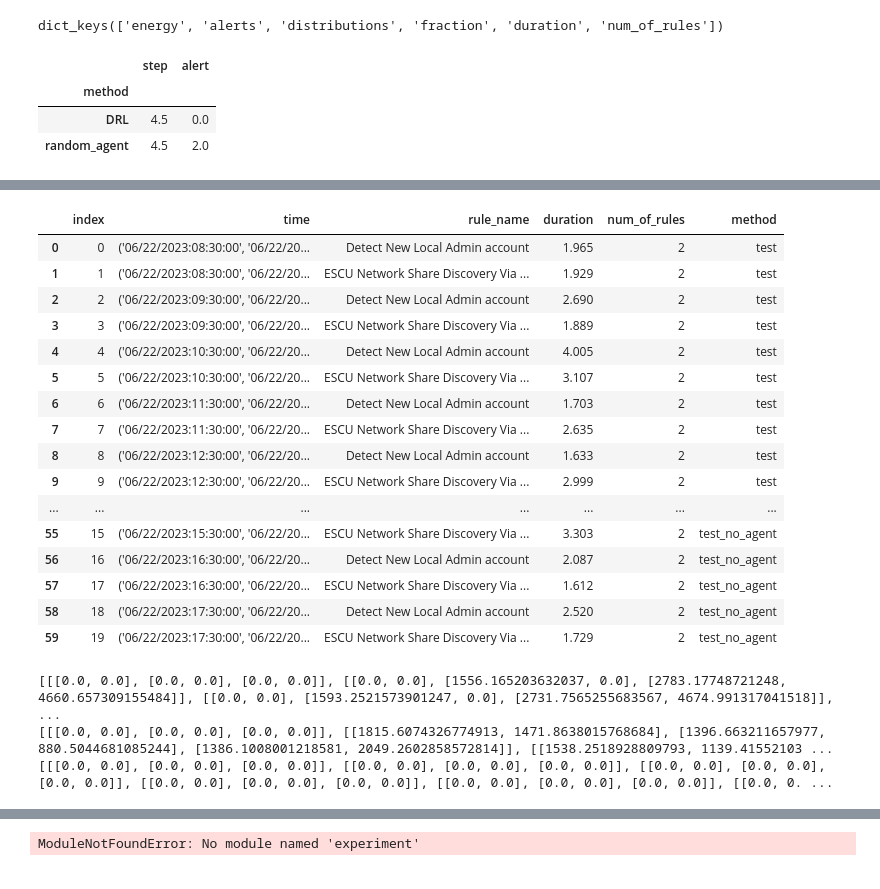
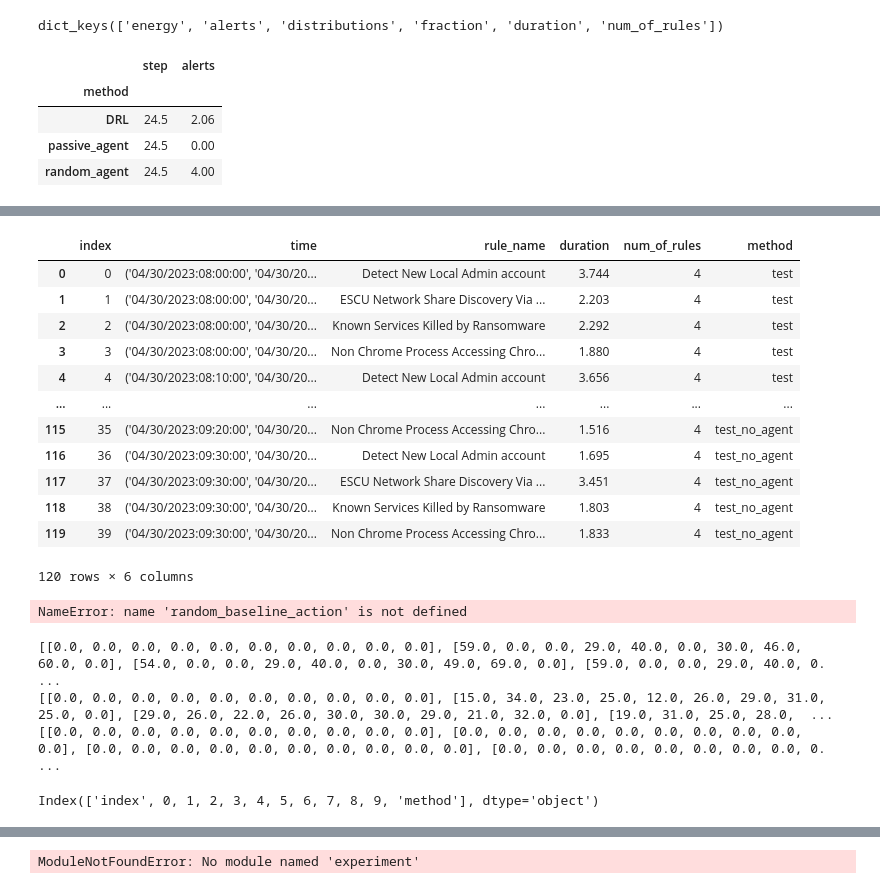
Before and after one commit to sapirani/GreenSecurityMeasurementAndOptimizationFramework, a Jupyter notebook: SplunkResearch/src/result_analysis.ipynb, the cells around one changed output, grey strips where cells are left out. Saved outputs shown, nothing was run; the diff lists cells and outputs as text; code cells hidden in the pictures.

Commit message:
working framework with total distribution

```diff
--- a/SplunkResearch/src/result_analysis.ipynb
+++ b/SplunkResearch/src/result_analysis.ipynb
@@ -23,20 +23,3 @@ from experiment_manager import ExperimentManager
 log_types_str = [f"{logtype[0].lower()}_{logtype[1]}" for logtype in logtypes]
 # alt.renderers.enable('altair_saver', fmts=['png'])
 num_of_logtypes = 2
-# %%
-import sys
-import os
-import json
-import numpy as np
-sys.path.insert(1, '/home/shouei/GreenSecurity-FirstExperiment/SplunkResearch')
-from experiment_manager import ExperimentManager
-from experiment import Experiment
-expeirment_dir = r"/home/shouei/GreenSecurity-FirstExperiment/SplunkResearch/experiments/exp_20240305_114600/"
-os.makedirs(expeirment_dir,exist_ok=True)
-log_file = f'{expeirment_dir}/log_train.txt'
-experiment_manager = ExperimentManager()
-logger = experiment_manager.setup_logging(log_file)
-exp = Experiment(experiment_manager,logger)
-with open(f'./config.json', 'r') as fp:
-    parameters = json.load(fp)
-parameters['measure_energy'] = False
@@ -448,17 +270,20 @@ distribution_df = distribution_df.melt(value_name='distribution', var_name='meth
 # %%
 alert_df_model = dict_to_df_alert(model_values)
 alert_df_model.rename(columns={0: 'DRL'}, inplace=True)
 alert_df_random_agent = dict_to_df_alert(test_random_agent)
 alert_df_random_agent.rename(columns={0: 'random_agent'}, inplace=True)
-alert_df = pd.concat([alert_df_model, alert_df_random_agent], axis=1).reset_index()
+alert_df_passive_agent = dict_to_df_alert(test_passive_agent)
+alert_df_passive_agent.rename(columns={0: 'passive_agent'}, inplace=True)
+alert_df = pd.concat([alert_df_model, alert_df_random_agent, alert_df_passive_agent], axis=1).reset_index()
 alert_df.rename(columns={'index': 'step'}, inplace=True)
-alert_df = alert_df.melt(value_name='alert', var_name='method', id_vars='step')
+alert_df = alert_df.melt(value_name='alerts', var_name='method', id_vars='step')
 alert_df.groupby('method').mean()
 # %% [output]
-|  | step | alert |
+|  | step | alerts |
 | method |  |  |
-| DRL | 4.5 | 0.0 |
-| random_agent | 4.5 | 2.0 |
+| DRL | 24.5 | 2.06 |
+| passive_agent | 24.5 | 0.00 |
+| random_agent | 24.5 | 4.00 |
 # %%
 alt.Chart(alert_df).mark_bar().encode(
     x='method',
@@ -591,22 +416,22 @@ time_rules_energy_df = pd.concat([test_time_rules_energy_df, random_baseline_tim
 time_rules_energy_df
 # %% [output]
 |  | index | time | rule_name | duration | num_of_rules | method |
-| 0 | 0 | ('06/22/2023:08:30:00', '06/22/20... | Detect New Local Admin account | 1.965 | 2 | test |
-| 1 | 1 | ('06/22/2023:08:30:00', '06/22/20... | ESCU Network Share Discovery Via ... | 1.929 | 2 | test |
-| 2 | 2 | ('06/22/2023:09:30:00', '06/22/20... | Detect New Local Admin account | 2.690 | 2 | test |
-| 3 | 3 | ('06/22/2023:09:30:00', '06/22/20... | ESCU Network Share Discovery Via ... | 1.889 | 2 | test |
-| 4 | 4 | ('06/22/2023:10:30:00', '06/22/20... | Detect New Local Admin account | 4.005 | 2 | test |
-| 5 | 5 | ('06/22/2023:10:30:00', '06/22/20... | ESCU Network Share Discovery Via ... | 3.107 | 2 | test |
-| 6 | 6 | ('06/22/2023:11:30:00', '06/22/20... | Detect New Local Admin account | 1.703 | 2 | test |
-| 7 | 7 | ('06/22/2023:11:30:00', '06/22/20... | ESCU Network Share Discovery Via ... | 2.635 | 2 | test |
-| 8 | 8 | ('06/22/2023:12:30:00', '06/22/20... | Detect New Local Admin account | 1.633 | 2 | test |
-| 9 | 9 | ('06/22/2023:12:30:00', '06/22/20... | ESCU Network Share Discovery Via ... | 2.999 | 2 | test |
+| 0 | 0 | ('04/30/2023:08:00:00', '04/30/20... | Detect New Local Admin account | 3.744 | 4 | test |
+| 1 | 1 | ('04/30/2023:08:00:00', '04/30/20... | ESCU Network Share Discovery Via ... | 2.203 | 4 | test |
+| 2 | 2 | ('04/30/2023:08:00:00', '04/30/20... | Known Services Killed by Ransomware | 2.292 | 4 | test |
+| 3 | 3 | ('04/30/2023:08:00:00', '04/30/20... | Non Chrome Process Accessing Chro... | 1.880 | 4 | test |
+| 4 | 4 | ('04/30/2023:08:10:00', '04/30/20... | Detect New Local Admin account | 3.656 | 4 | test |
 | ... | ... | ... | ... | ... | ... | ... |
-| 55 | 15 | ('06/22/2023:15:30:00', '06/22/20... | ESCU Network Share Discovery Via ... | 3.303 | 2 | test_no_agent |
-| 56 | 16 | ('06/22/2023:16:30:00', '06/22/20... | Detect New Local Admin account | 2.087 | 2 | test_no_agent |
-| 57 | 17 | ('06/22/2023:16:30:00', '06/22/20... | ESCU Network Share Discovery Via ... | 1.612 | 2 | test_no_agent |
-| 58 | 18 | ('06/22/2023:17:30:00', '06/22/20... | Detect New Local Admin account | 2.520 | 2 | test_no_agent |
-| 59 | 19 | ('06/22/2023:17:30:00', '06/22/20... | ESCU Network Share Discovery Via ... | 1.729 | 2 | test_no_agent |
+| 115 | 35 | ('04/30/2023:09:20:00', '04/30/20... | Non Chrome Process Accessing Chro... | 1.516 | 4 | test_no_agent |
+| 116 | 36 | ('04/30/2023:09:30:00', '04/30/20... | Detect New Local Admin account | 1.695 | 4 | test_no_agent |
+| 117 | 37 | ('04/30/2023:09:30:00', '04/30/20... | ESCU Network Share Discovery Via ... | 3.451 | 4 | test_no_agent |
+| 118 | 38 | ('04/30/2023:09:30:00', '04/30/20... | Known Services Killed by Ransomware | 1.803 | 4 | test_no_agent |
+| 119 | 39 | ('04/30/2023:09:30:00', '04/30/20... | Non Chrome Process Accessing Chro... | 1.833 | 4 | test_no_agent |
+120 rows × 6 columns
+# %%
+random_baseline_action
+# %% [output]
+NameError: name 'random_baseline_action' is not defined
 # %%
 # concat the dataframes into one dataframe with one column for the energy and one column for the method
 # test['method'] = 'DRL'
@@ -621,7 +446,7 @@ def get_time_action_df(mode, file_name):
     with open(f'{expirment_dir}/{mode}/{file_name}_{mode}.json') as f:
         time_rules_energy_dict_test = json.load(f)
         print(time_rules_energy_dict_test)
-    df = pd.DataFrame(time_rules_energy_dict_test, columns=relevant_logtypes+['wineventlog:security_4624'])
+    df = pd.DataFrame(time_rules_energy_dict_test)#, columns=relevant_logtypes+['wineventlog:security_4624'])
     df['method'] = mode
     return df
 # test_action = get_time_action_df("test", 'action_dict_test')
@@ -630,6 +455,10 @@ random_baseline_action = get_time_action_df("test_random_agent", 'action_dict')
 passive_baseline_action = get_time_action_df("test_no_agent", 'action_dict')
 time_action_df = pd.concat([test_action, random_baseline_action, passive_baseline_action]).reset_index()
 # %% [output]
-[[[0.0, 0.0], [0.0, 0.0], [0.0, 0.0]], [[0.0, 0.0], [1556.165203632037, 0.0], [2783.17748721248, 4660.657309155484]], [[0.0, 0.0], [1593.2521573901247, 0.0], [2731.7565255683567, 4674.991317041518]],  ...
-[[[0.0, 0.0], [0.0, 0.0], [0.0, 0.0]], [[1815.6074326774913, 1471.8638015768684], [1396.663211657977, 880.5044681085244], [1386.1008001218581, 2049.2602858572814]], [[1538.2518928809793, 1139.41552103 ...
-[[[0.0, 0.0], [0.0, 0.0], [0.0, 0.0]], [[0.0, 0.0], [0.0, 0.0], [0.0, 0.0]], [[0.0, 0.0], [0.0, 0.0], [0.0, 0.0]], [[0.0, 0.0], [0.0, 0.0], [0.0, 0.0]], [[0.0, 0.0], [0.0, 0.0], [0.0, 0.0]], [[0.0, 0. ...
+[[0.0, 0.0, 0.0, 0.0, 0.0, 0.0, 0.0, 0.0, 0.0, 0.0], [59.0, 0.0, 0.0, 29.0, 40.0, 0.0, 30.0, 46.0, 60.0, 0.0], [54.0, 0.0, 0.0, 29.0, 40.0, 0.0, 30.0, 49.0, 69.0, 0.0], [59.0, 0.0, 0.0, 29.0, 40.0, 0. ...
+[[0.0, 0.0, 0.0, 0.0, 0.0, 0.0, 0.0, 0.0, 0.0, 0.0], [15.0, 34.0, 23.0, 25.0, 12.0, 26.0, 29.0, 31.0, 25.0, 0.0], [29.0, 26.0, 22.0, 26.0, 30.0, 30.0, 29.0, 21.0, 32.0, 0.0], [19.0, 31.0, 25.0, 28.0,  ...
+[[0.0, 0.0, 0.0, 0.0, 0.0, 0.0, 0.0, 0.0, 0.0, 0.0], [0.0, 0.0, 0.0, 0.0, 0.0, 0.0, 0.0, 0.0, 0.0, 0.0], [0.0, 0.0, 0.0, 0.0, 0.0, 0.0, 0.0, 0.0, 0.0, 0.0], [0.0, 0.0, 0.0, 0.0, 0.0, 0.0, 0.0, 0.0, 0. ...
+# %%
+time_action_df.columns
+# %% [output]
+Index(['index', 0, 1, 2, 3, 4, 5, 6, 7, 8, 9, 'method'], dtype='object')
```
Also changed, not shown: parts of 27 cells of this notebook, 10 other files.
